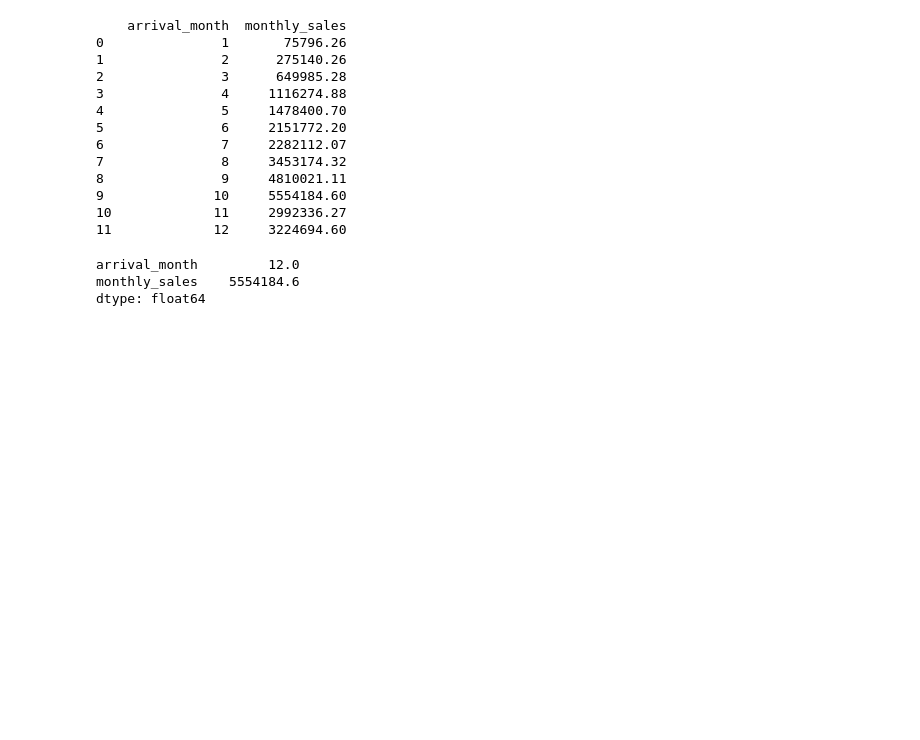
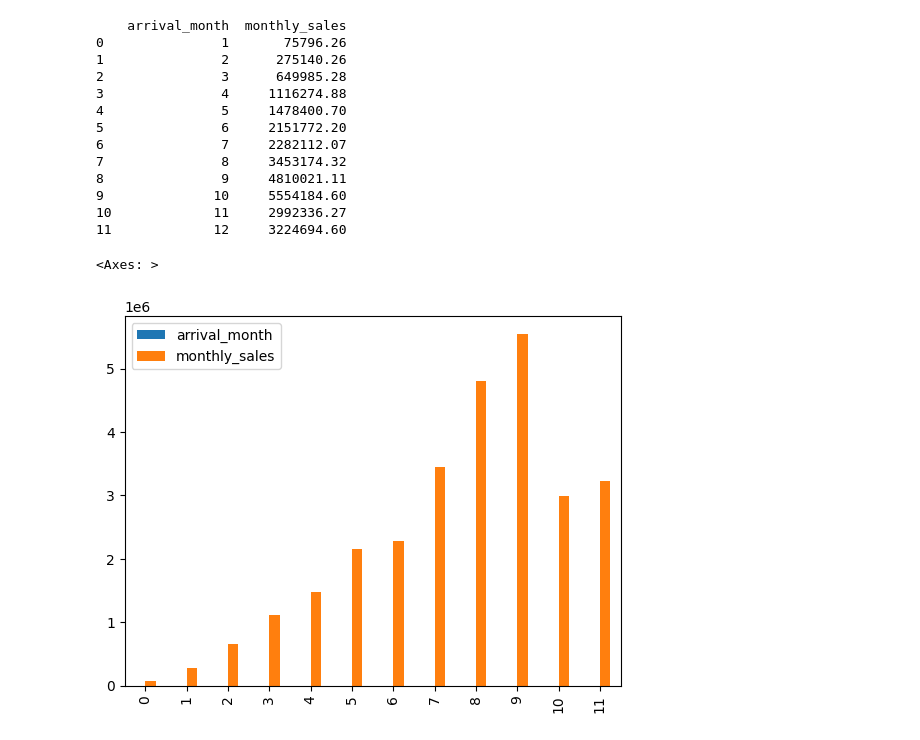
Before and after one commit to rizz045/Hotel-Booking-Cancellation-Analysis-Prediction, a Jupyter notebook: Hotel_Reservation_Status_Prediction_Using_Classification_Techniques.ipynb, the cells around one changed output. Saved outputs shown, nothing was run; the diff lists cells and outputs as text; code cells hidden in the pictures; blank space fills up the shorter version.

```diff
--- a/Hotel_Reservation_Status_Prediction_Using_Classification_Techniques.ipynb
+++ b/Hotel_Reservation_Status_Prediction_Using_Classification_Techniques.ipynb
@@ -289,9 +289,8 @@ print(df_monthly_sales)
 9              10     5554184.60
 10             11     2992336.27
 11             12     3224694.60
-# %%
-print(df_monthly_sales.max())
-# %% [output]
-arrival_month         12.0
-monthly_sales    5554184.6
-dtype: float64
+# %%
+df_monthly_sales.plot(kind='bar')
+# %% [output]
+<Axes: >
+[figure, added]
```
Also changed, not shown: parts of 4 cells of this notebook.
